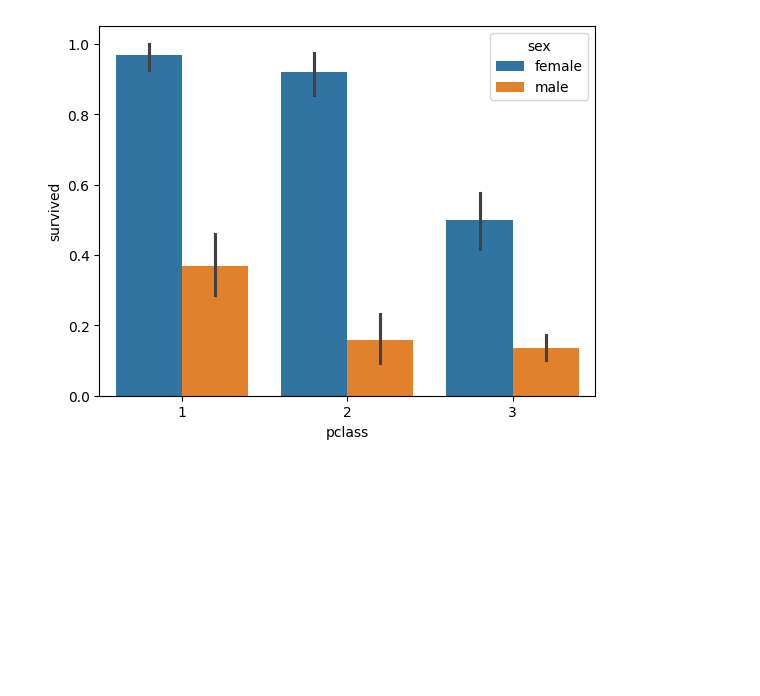
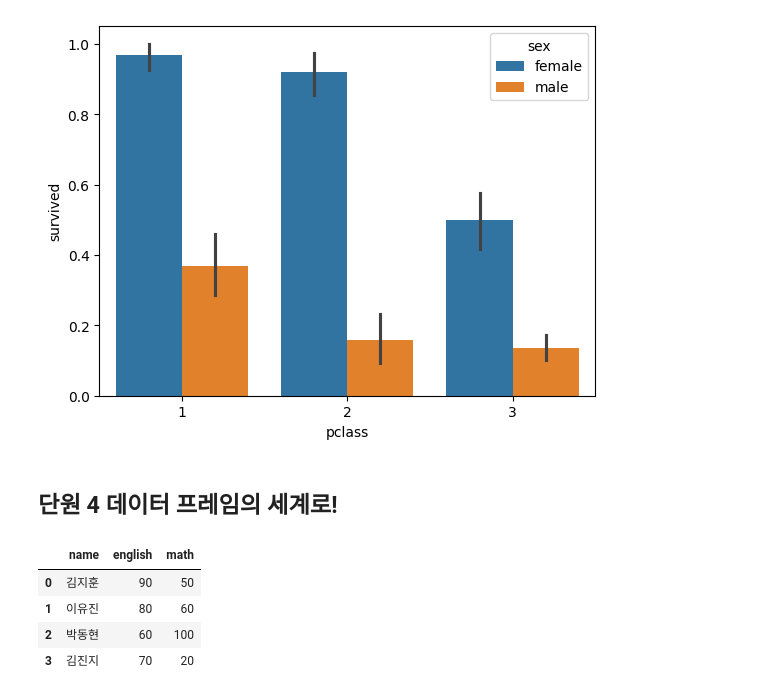
Before and after one commit to soyeonprincesss/2024-1-my-BDA, a Jupyter notebook: inclass/02w_0318_mon_dataframe_basic.ipynb, the cells around one changed output. Cells and saved outputs as stored; diff of their text form; code cells hidden in the pictures; blank space fills up the shorter version.

```diff
--- a/inclass/02w_0318_mon_dataframe_basic.ipynb
+++ b/inclass/02w_0318_mon_dataframe_basic.ipynb
@@ -187,3 +187,18 @@ sns.barplot(x="pclass", y="survived", data=titanic);
 sns.barplot(x="pclass", y="survived", hue="sex", data=titanic);
 # %% [output]
 [figure]
+# %% [markdown]
+## 단원 4 데이터 프레임의 세계로!
+# %%
+import pandas as pd
+
+df = pd.DataFrame({"name  " : ["김지훈", "이유진", "박동현", "김진지"],
+                   "english" : [90, 80, 60, 70],
+                   "math" : [50, 60, 100, 20]})
+df
+# %% [output]
+|  | name | english | math |
+| 0 | 김지훈 | 90 | 50 |
+| 1 | 이유진 | 80 | 60 |
+| 2 | 박동현 | 60 | 100 |
+| 3 | 김진지 | 70 | 20 |
```
Also changed, not shown: parts of 20 cells of this notebook.
